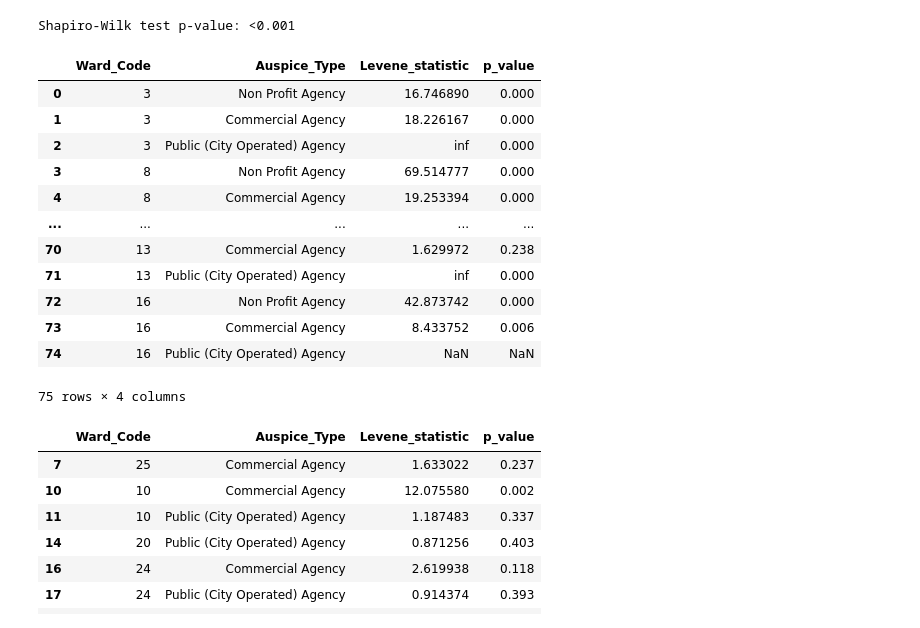
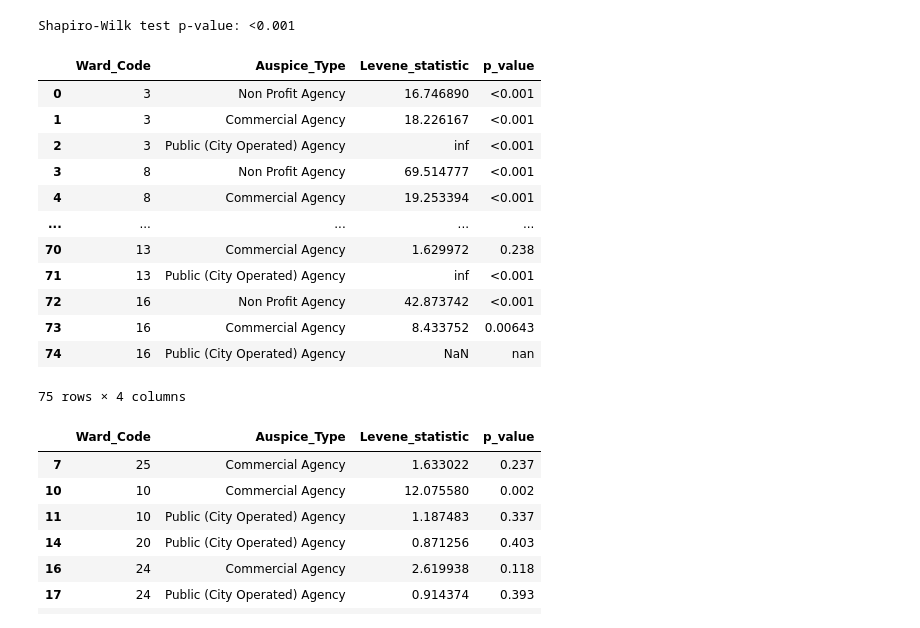
Before and after one commit to victoriachui/inf2178-experimentaldesign-w24, a Jupyter notebook: Assignment2/Sheng-Zhang-A2.ipynb, the cells around one changed output. Saved outputs shown, nothing was run; the diff lists cells and outputs as text; code cells hidden in the pictures.

```diff
--- a/Assignment2/Sheng-Zhang-A2.ipynb
+++ b/Assignment2/Sheng-Zhang-A2.ipynb
@@ -394,45 +394,45 @@ Shapiro-Wilk test p-value: <0.001
 # %%
 # Assumption 2: variances are homogenous: Levene's test when the sample is not normally distributed
 
 # Define a function to apply the levene test for two way anova
 def levene_test_two_way_anova(df, factor1, factor2, response):
     # List to store results
     levene_results = []
     # Unique levels of the factors
     levels_factor1 = df[factor1].unique()
     levels_factor2 = df[factor2].unique()
     # Iterate over combinations of levels of the factors
     for level1 in levels_factor1:
         for level2 in levels_factor2:
             # Select data for the current combination of levels
             subset = df[(df[factor1] == level1) & (df[factor2] == level2)]
             # Perform Levene's test
             stat, p_value = levene(subset[response], subset.index)
             # Store the results
             levene_results.append([level1, level2, stat, p_value])
     # Create DataFrame from results
     levene_df = pd.DataFrame(levene_results, columns=[factor1, factor2, "Levene_statistic", "p_value"])
     return levene_df
 
 # Perform Levene's test for the factors "Ward_Code" and "Auspice_Type"
 levene_result_two_way = levene_test_two_way_anova(data, "Ward_Code", "Auspice_Type", "Total_Capacity_Number")
 # Round the p-values
-levene_result_two_way["p_value"] = levene_result_two_way["p_value"].apply(lambda x: round(x, 3))
+levene_result_two_way["p_value"] = levene_result_two_way["p_value"].apply(round_p_value)
 # Display the results
 levene_result_two_way
 # %% [output]
 |  | Ward_Code | Auspice_Type | Levene_statistic | p_value |
-| 0 | 3 | Non Profit Agency | 16.746890 | 0.000 |
-| 1 | 3 | Commercial Agency | 18.226167 | 0.000 |
-| 2 | 3 | Public (City Operated) Agency | inf | 0.000 |
-| 3 | 8 | Non Profit Agency | 69.514777 | 0.000 |
-| 4 | 8 | Commercial Agency | 19.253394 | 0.000 |
+| 0 | 3 | Non Profit Agency | 16.746890 | <0.001 |
+| 1 | 3 | Commercial Agency | 18.226167 | <0.001 |
+| 2 | 3 | Public (City Operated) Agency | inf | <0.001 |
+| 3 | 8 | Non Profit Agency | 69.514777 | <0.001 |
+| 4 | 8 | Commercial Agency | 19.253394 | <0.001 |
 | ... | ... | ... | ... | ... |
 | 70 | 13 | Commercial Agency | 1.629972 | 0.238 |
-| 71 | 13 | Public (City Operated) Agency | inf | 0.000 |
-| 72 | 16 | Non Profit Agency | 42.873742 | 0.000 |
-| 73 | 16 | Commercial Agency | 8.433752 | 0.006 |
-| 74 | 16 | Public (City Operated) Agency | NaN | NaN |
+| 71 | 13 | Public (City Operated) Agency | inf | <0.001 |
+| 72 | 16 | Non Profit Agency | 42.873742 | <0.001 |
+| 73 | 16 | Commercial Agency | 8.433752 | 0.00643 |
+| 74 | 16 | Public (City Operated) Agency | NaN | nan |
 75 rows × 4 columns
 # %%
 # Because there are too many rows, filter the DataFrame to keep only rows where p-value is greater than 0.001
```
